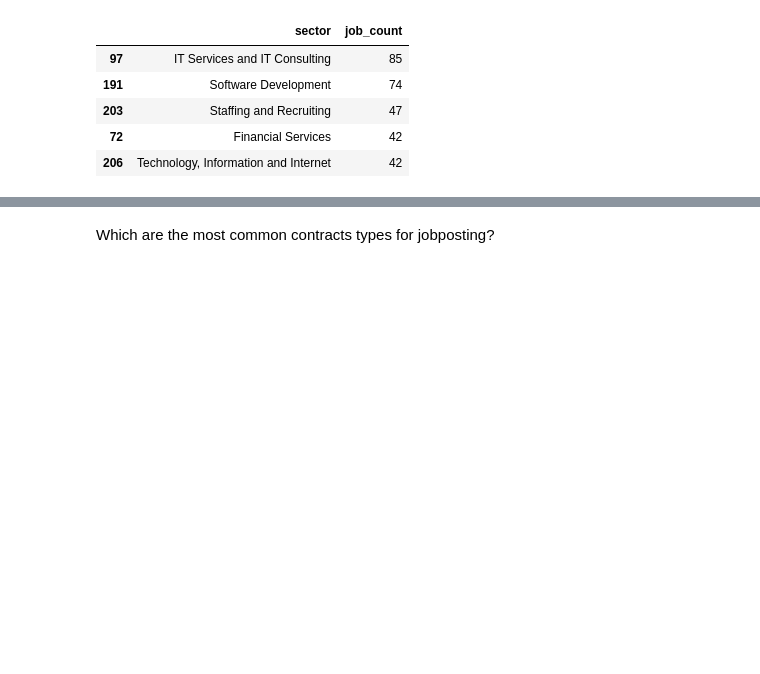
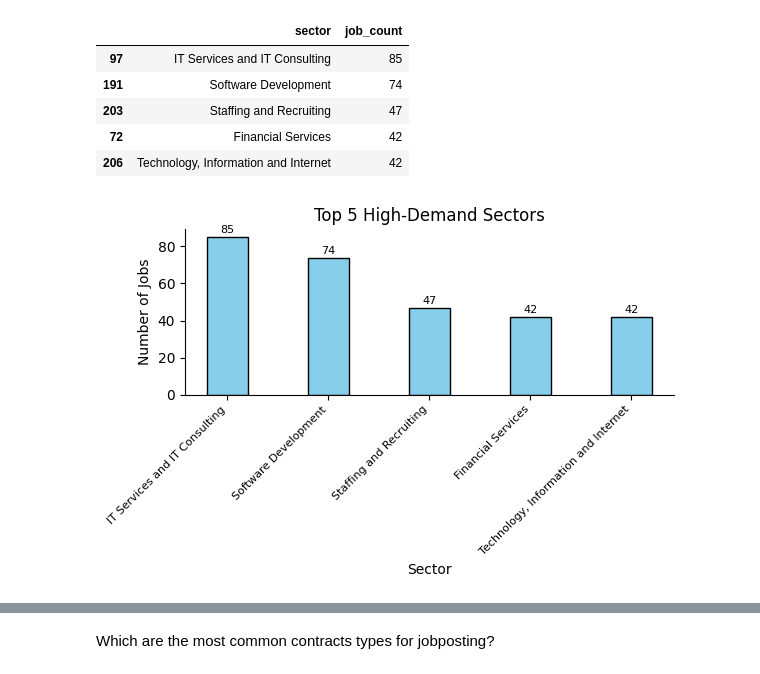
Before and after one commit to krishnx27/Linkedin-Job-analysis-using-Pyhton, a Jupyter notebook: LinkedinJobAnalysis.ipynb, the cells around one changed output, grey strips where cells are left out. Saved outputs shown, nothing was run; the diff lists cells and outputs as text; code cells hidden in the pictures; blank space fills up the shorter version.

```diff
--- a/LinkedinJobAnalysis.ipynb
+++ b/LinkedinJobAnalysis.ipynb
@@ -125,3 +134,33 @@ most_in_demand_sectors.head()
 | 203 | Staffing and Recruiting | 47 |
 | 72 | Financial Services | 42 |
 | 206 | Technology, Information and Internet | 42 |
+# %%
+import matplotlib.pyplot as plt
+
+# Dta
+sectors = [
+    'IT Services and IT Consulting',
+    'Software Development',
+    'Staffing and Recruiting',
+    'Financial Services',
+    'Technology, Information and Internet'
+]
+job_counts = [85, 74, 47, 42, 42]
+
+plt.figure(figsize=(6,4))
+bar_width = 0.4
+bars = plt.bar(sectors, job_counts, color='skyblue', edgecolor='black', width=bar_width)
+plt.title('Top 5 High-Demand Sectors', fontsize=12)
+plt.xlabel('Sector', fontsize=10)
+plt.ylabel('Number of Jobs', fontsize=10)
+plt.xticks(rotation=45, ha='right', fontsize=8)
+
+for bar, count in zip(bars, job_counts):
+    plt.text(bar.get_x() + bar.get_width()/2, bar.get_height() + 1, str(count),
+             ha='center', va='bottom', fontsize=8)
+
+plt.gca().spines[['top', 'right']].set_visible(False)
+plt.tight_layout()
+plt.show()
+# %% [output]
+[figure, added]
```
Also changed, not shown: parts of 32 cells of this notebook.
